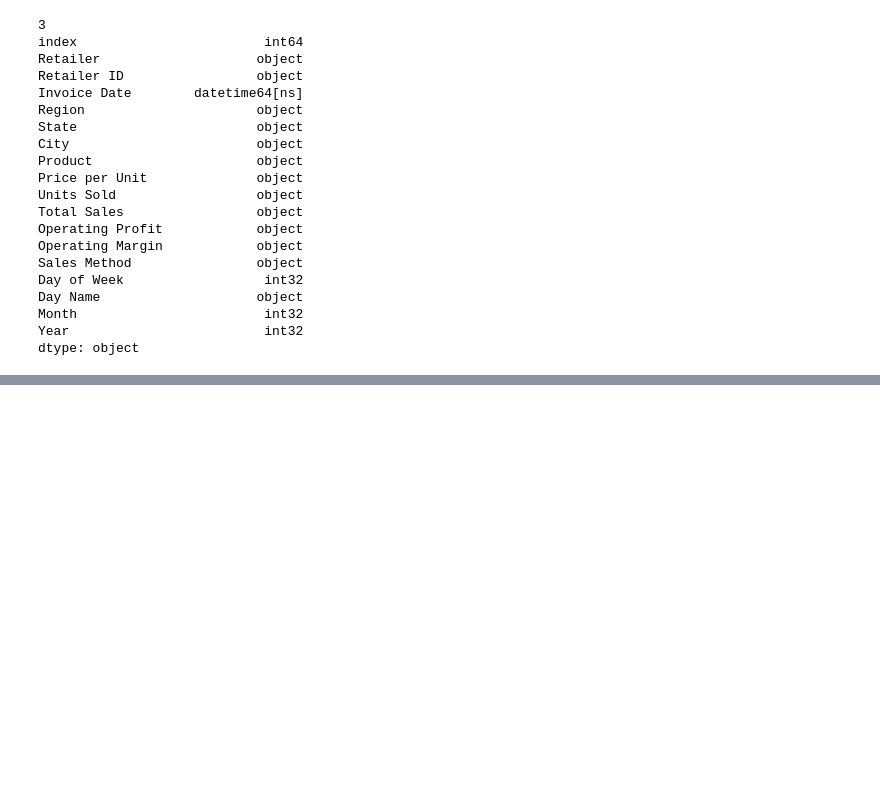
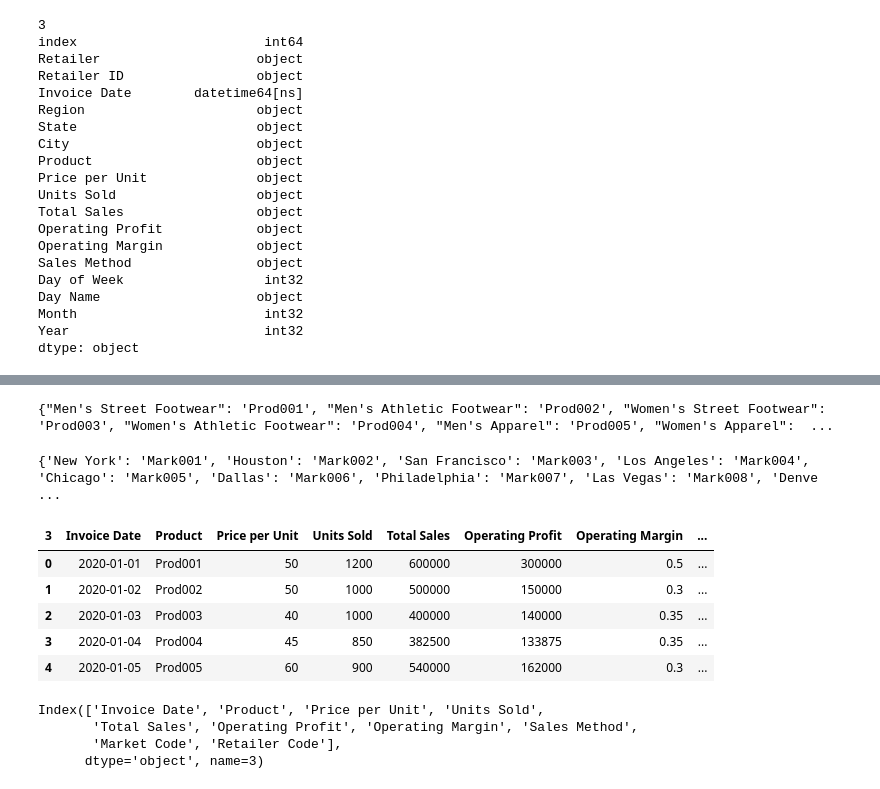
Before and after one commit to KS-coder77/adidas_sales_etl, a Jupyter notebook: DA_Adidas.ipynb, the cells around one changed output, grey strips where cells are left out. Cells and saved outputs as stored; diff of their text form; code cells hidden in the pictures; blank space fills up the shorter version.

```diff
--- a/DA_Adidas.ipynb
+++ b/DA_Adidas.ipynb
@@ -641,0 +403,33 @@ conn.commit()
+# %%
+prod_dict = dict(zip(prod_df['Product'], prod_df['Product Code']))
+print(prod_dict)
+# %% [output]
+{"Men's Street Footwear": 'Prod001', "Men's Athletic Footwear": 'Prod002', "Women's Street Footwear": 'Prod003', "Women's Athletic Footwear": 'Prod004', "Men's Apparel": 'Prod005', "Women's Apparel":  ...
+# %%
+transactions_df['Product']=transactions_df['Product'].replace(prod_dict)
+# %%
+mark_dict = dict(zip(market_df['City'], market_df['Market Code']))
+print(mark_dict)
+# %% [output]
+{'New York': 'Mark001', 'Houston': 'Mark002', 'San Francisco': 'Mark003', 'Los Angeles': 'Mark004', 'Chicago': 'Mark005', 'Dallas': 'Mark006', 'Philadelphia': 'Mark007', 'Las Vegas': 'Mark008', 'Denve ...
+# %%
+transactions_df['Market Code']=transactions_df['City'].map(mark_dict)
+# %%
+transactions_df['Retailer Code']=transactions_df['Retailer'].map(mapping_x)
+# %%
+transactions_df=transactions_df.drop(columns=['index', 'Retailer', 'Retailer ID', 'Region', 'State', 'City','Day of Week', 'Day Name', 'Month', 'Year'])
+transactions_df.head()
+# %% [output]
+| 3 | Invoice Date | Product | Price per Unit | Units Sold | Total Sales | Operating Profit | Operating Margin | ... |
+| 0 | 2020-01-01 | Prod001 | 50 | 1200 | 600000 | 300000 | 0.5 | ... |
+| 1 | 2020-01-02 | Prod002 | 50 | 1000 | 500000 | 150000 | 0.3 | ... |
+| 2 | 2020-01-03 | Prod003 | 40 | 1000 | 400000 | 140000 | 0.35 | ... |
+| 3 | 2020-01-04 | Prod004 | 45 | 850 | 382500 | 133875 | 0.35 | ... |
+| 4 | 2020-01-05 | Prod005 | 60 | 900 | 540000 | 162000 | 0.3 | ... |
+# %%
+transactions_df.columns
+# %% [output]
+Index(['Invoice Date', 'Product', 'Price per Unit', 'Units Sold',
+       'Total Sales', 'Operating Profit', 'Operating Margin', 'Sales Method',
+       'Market Code', 'Retailer Code'],
+      dtype='object', name=3)
```
Also changed, not shown: parts of 45 cells of this notebook, 8 other files.
